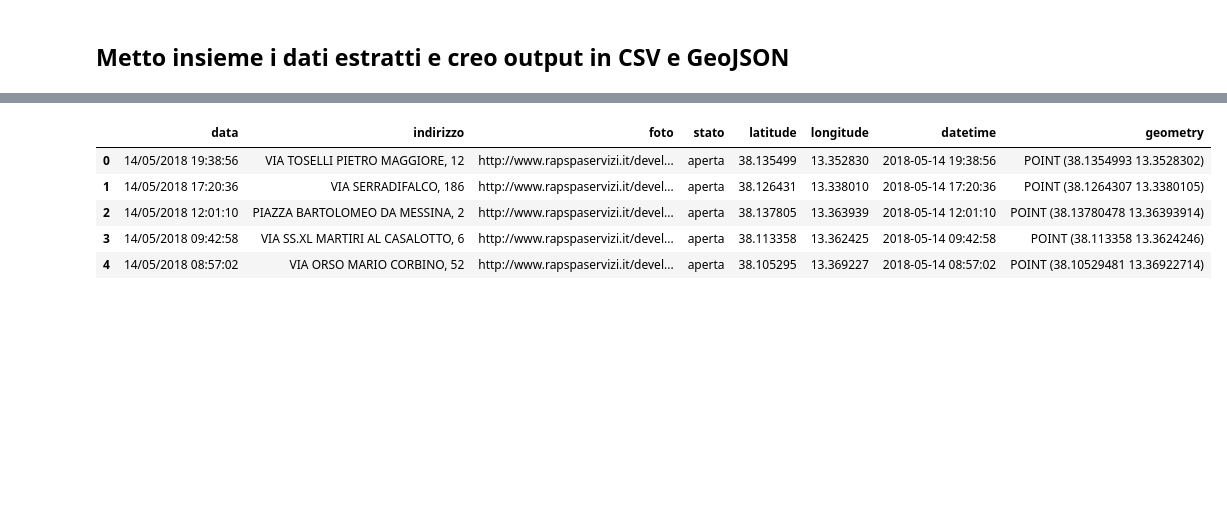
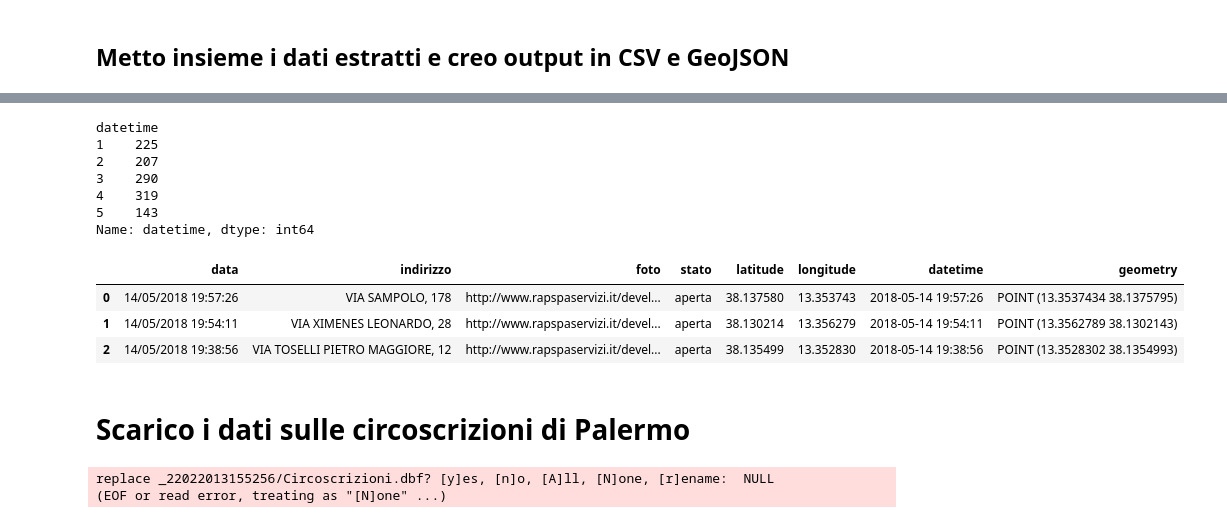
Before and after one commit to aborruso/bashnotebook, a Jupyter notebook: notebook/01 le segnalazioni alla RAP del comune di Palermo/rap.ipynb, the cells around one changed output, grey strips where cells are left out. Cells and saved outputs as stored; diff of their text form; code cells hidden in the pictures; blank space fills up the shorter version.

```diff
--- a/notebook/01 le segnalazioni alla RAP del comune di Palermo/rap.ipynb
+++ b/notebook/01 le segnalazioni alla RAP del comune di Palermo/rap.ipynb
@@ -68,14 +70,36 @@ dati.head(3)
+# %%
+# dati per mese
+permese=dati['datetime'].groupby([dati.datetime.dt.month]).agg('count')
+permese
+# %% [output]
+datetime
+1    225
+2    207
+3    290
+4    319
+5    143
+Name: datetime, dtype: int64
 # %%
 # creo un geodataframe a partire dai dati importati
 from shapely.geometry import Point
-punti = [Point(xy) for xy in zip(dati.latitude, dati.longitude)]
+punti = [Point(xy) for xy in zip(dati.longitude, dati.latitude)]
 crs = {'init': 'epsg:4326'}
 gdf = gpd.GeoDataFrame(dati, crs=crs, geometry=punti)
-gdf.head()
+gdf.head(3)
 # %% [output]
 |  | data | indirizzo | foto | stato | latitude | longitude | datetime | geometry |
-| 0 | 14/05/2018 19:38:56 | VIA TOSELLI PIETRO MAGGIORE, 12 | http://www.rapspaservizi.it/devel... | aperta | 38.135499 | 13.352830 | 2018-05-14 19:38:56 | POINT (38.1354993 13.3528302) |
-| 1 | 14/05/2018 17:20:36 | VIA SERRADIFALCO, 186 | http://www.rapspaservizi.it/devel... | aperta | 38.126431 | 13.338010 | 2018-05-14 17:20:36 | POINT (38.1264307 13.3380105) |
-| 2 | 14/05/2018 12:01:10 | PIAZZA BARTOLOMEO DA MESSINA, 2 | http://www.rapspaservizi.it/devel... | aperta | 38.137805 | 13.363939 | 2018-05-14 12:01:10 | POINT (38.13780478 13.36393914) |
-| 3 | 14/05/2018 09:42:58 | VIA SS.XL MARTIRI AL CASALOTTO, 6 | http://www.rapspaservizi.it/devel... | aperta | 38.113358 | 13.362425 | 2018-05-14 09:42:58 | POINT (38.113358 13.3624246) |
-| 4 | 14/05/2018 08:57:02 | VIA ORSO MARIO CORBINO, 52 | http://www.rapspaservizi.it/devel... | aperta | 38.105295 | 13.369227 | 2018-05-14 08:57:02 | POINT (38.10529481 13.36922714) |
+| 0 | 14/05/2018 19:57:26 | VIA SAMPOLO, 178 | http://www.rapspaservizi.it/devel... | aperta | 38.137580 | 13.353743 | 2018-05-14 19:57:26 | POINT (13.3537434 38.1375795) |
+| 1 | 14/05/2018 19:54:11 | VIA XIMENES LEONARDO, 28 | http://www.rapspaservizi.it/devel... | aperta | 38.130214 | 13.356279 | 2018-05-14 19:54:11 | POINT (13.3562789 38.1302143) |
+| 2 | 14/05/2018 19:38:56 | VIA TOSELLI PIETRO MAGGIORE, 12 | http://www.rapspaservizi.it/devel... | aperta | 38.135499 | 13.352830 | 2018-05-14 19:38:56 | POINT (13.3528302 38.1354993) |
+# %% [markdown]
+# Scarico i dati sulle circoscrizioni di Palermo
+# %%
+%%bash
+dataURL="https://opendata.comune.palermo.it/js/server/uploads/dataset/shp/_10012018112603.zip"
+mkdir -p ./geodata
+curl -sL "$dataURL" >./geodata/circoscrizioni.zip
+cd ./geodata
+unzip -qq circoscrizioni.zip
+# %% [output]
+replace _22022013155256/Circoscrizioni.dbf? [y]es, [n]o, [A]ll, [N]one, [r]ename:  NULL
+(EOF or read error, treating as "[N]one" ...)
```
Also changed, not shown: parts of 12 cells of this notebook, 1 other file.
